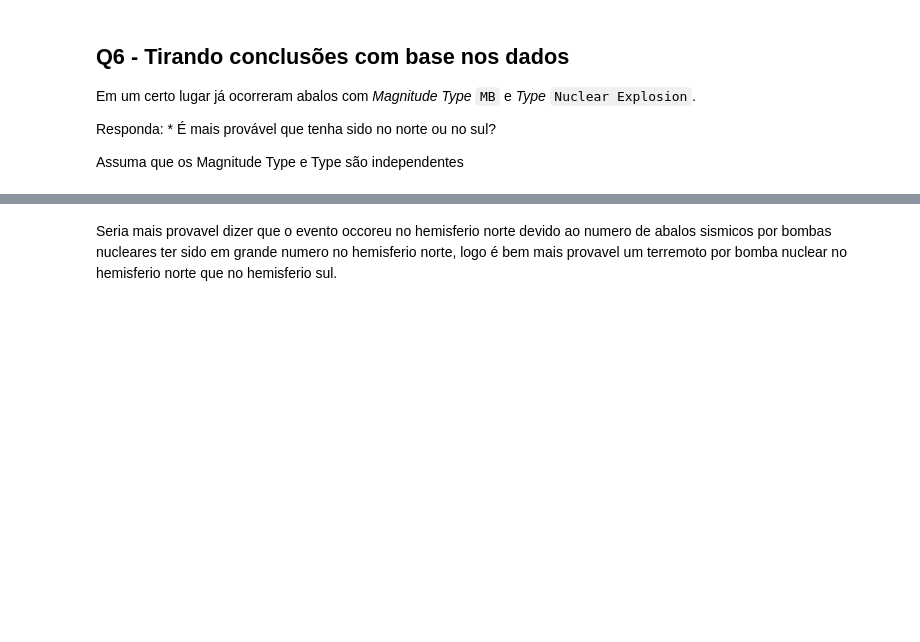
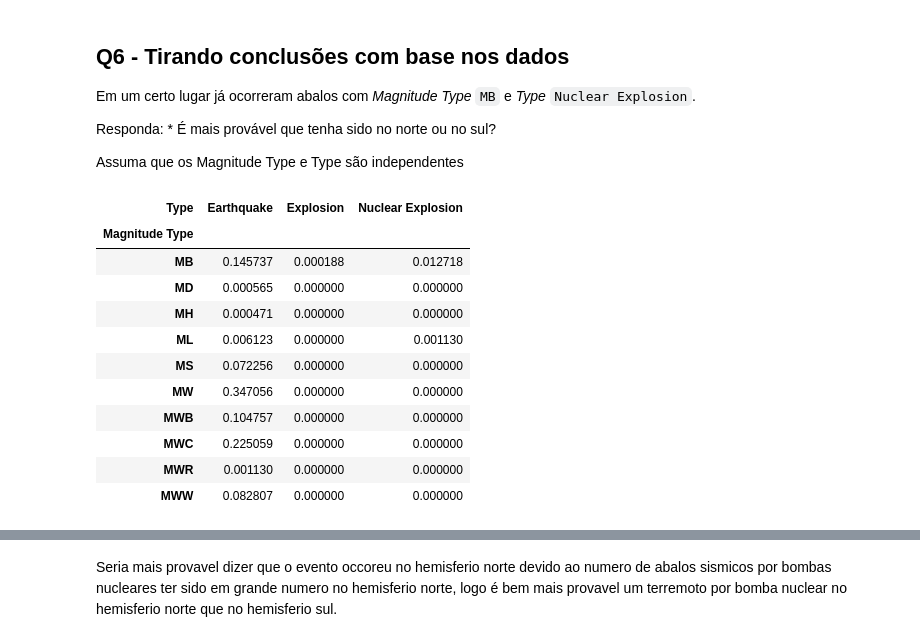
Before and after one commit to gpizzigh/CD-Projeto-1, a Jupyter notebook: APS 5/APS5_alunos.ipynb, the cells around one changed output, grey strips where cells are left out. Cells and saved outputs as stored; diff of their text form; code cells hidden in the pictures; blank space fills up the shorter version.

```diff
--- a/APS 5/APS5_alunos.ipynb
+++ b/APS 5/APS5_alunos.ipynb
@@ -217,0 +258,18 @@ pd.crosstab(df["Hemisferio"],df["Type"])
+# %%
+#criando novos dataframe para Norte e Sul
+dt_N = df[df["Hemisferio"] == "Norte"]
+cros_n = pd.crosstab(dt_N["Magnitude Type"],dt_N["Type"],normalize=True)
+cros_n
+# %% [output]
+| Type | Earthquake | Explosion | Nuclear Explosion |
+| Magnitude Type |  |  |  |
+| MB | 0.145737 | 0.000188 | 0.012718 |
+| MD | 0.000565 | 0.000000 | 0.000000 |
+| MH | 0.000471 | 0.000000 | 0.000000 |
+| ML | 0.006123 | 0.000000 | 0.001130 |
+| MS | 0.072256 | 0.000000 | 0.000000 |
+| MW | 0.347056 | 0.000000 | 0.000000 |
+| MWB | 0.104757 | 0.000000 | 0.000000 |
+| MWC | 0.225059 | 0.000000 | 0.000000 |
+| MWR | 0.001130 | 0.000000 | 0.000000 |
+| MWW | 0.082807 | 0.000000 | 0.000000 |
```
Also changed, not shown: parts of 14 cells of this notebook.
